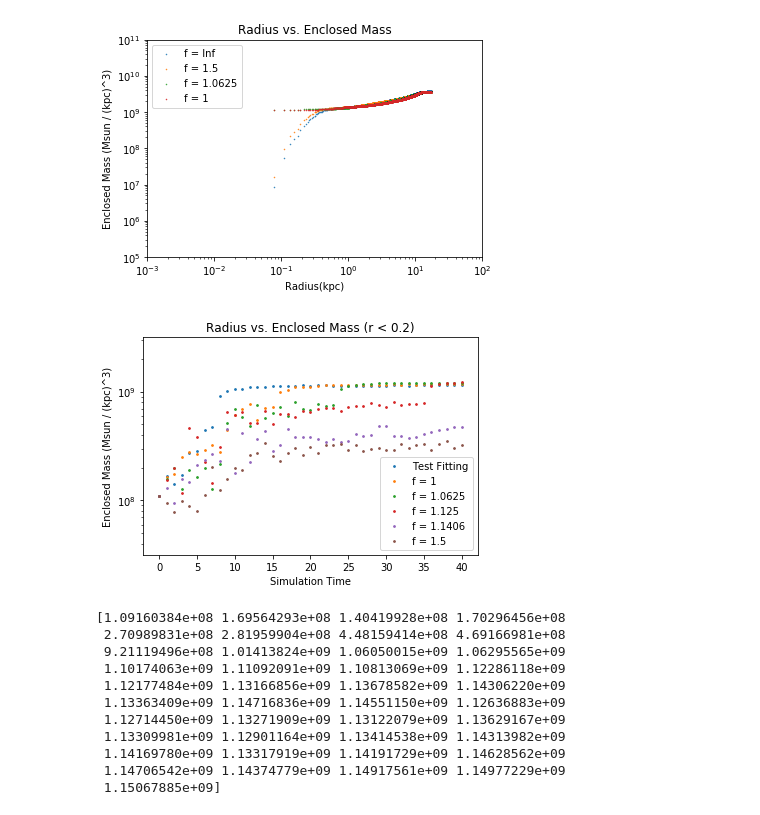
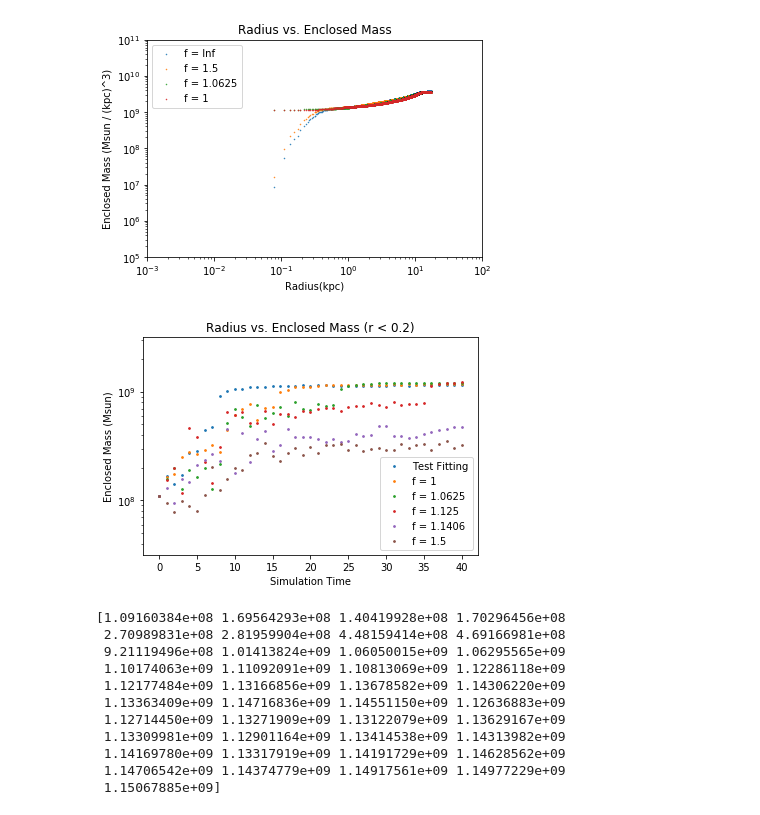
Before and after one commit to mnotis/FDM2020, a Jupyter notebook: Enclosed Mass 2.0.ipynb, the cells around one changed output. Drawn from its saved outputs; the diff is of its cells as text; code cells hidden in the pictures.

```diff
--- a/Enclosed Mass 2.0.ipynb
+++ b/Enclosed Mass 2.0.ipynb
@@ -439,35 +439,35 @@ path15 = '/mnt/c/Users/Noah Notis/Dropbox/USRP2020_Noah/src/FDM2020/rad_files/f1
 path15 = '/mnt/c/Users/Noah Notis/Dropbox/USRP2020_Noah/src/FDM2020/rad_files/f1.5L20T4n400r256'
 pathInf = '/mnt/c/Users/Noah Notis/Dropbox/USRP2020_Noah/src/FDM2020/rad_files/fInfL20T4n400r256'
 
 data1 = enclosed_mass_pixel_from_folder(path1, 256, r_lim, 40, 400)
 data10625 = enclosed_mass_pixel_from_folder(path10625, 256, r_lim, 40, 40)
 data1125 = enclosed_mass_pixel_from_folder(path1125, 256, r_lim, 40, 40)
 data11406 = enclosed_mass_pixel_from_folder(path11406, 256, r_lim, 40, 40)
 data15 = enclosed_mass_pixel_from_folder(path15, 256, r_lim, 40, 400)
 dataInf = enclosed_mass_pixel_from_folder(pathInf, 256, r_lim, 40, 400)
 
 plt.scatter(data1[0], data1[1], s = 3)
 plt.scatter(data10625[0], data10625[1], s = 3)
 plt.scatter(data1125[0], data1125[1], s = 3)
 plt.scatter(data11406[0], data11406[1], s = 3)
 plt.scatter(data15[0], data15[1], s = 3)
 plt.scatter(dataInf[0], dataInf[1], s = 3)
 
 '''time  = np.linspace(0,40,41)
 dens = np.zeros(41)
 for i in range(0,41):
     dens[i] = 1.14e9
 plt.plot(time,dens)'''
 
 plt.yscale('log')
 plt.ylim(10**(7.5), 10**(9.5))
 plt.xlabel('Simulation Time')
-plt.ylabel('Enclosed Mass (Msun / (kpc)^3)')
+plt.ylabel('Enclosed Mass (Msun)')
 plt.title('Radius vs. Enclosed Mass (r < ' + str(r_lim) + ')')
 plt.legend(['Test Fitting', 'f = 1', 'f = 1.0625', 'f = 1.125', 'f = 1.1406', 'f = 1.5', 'f = Inf'])
 plt.savefig('/mnt/c/Users/Noah Notis/Dropbox/USRP2020_Noah/src/FDM2020/massr256pixel_scatterR02.png', dpi = 250)
 # %% [output]
-[figure, old version]
+[figure, new version]
 # %%
 print(data1[1])
 # %% [output]
```
Also changed, not shown: parts of 3 cells of this notebook, 10 other files.
